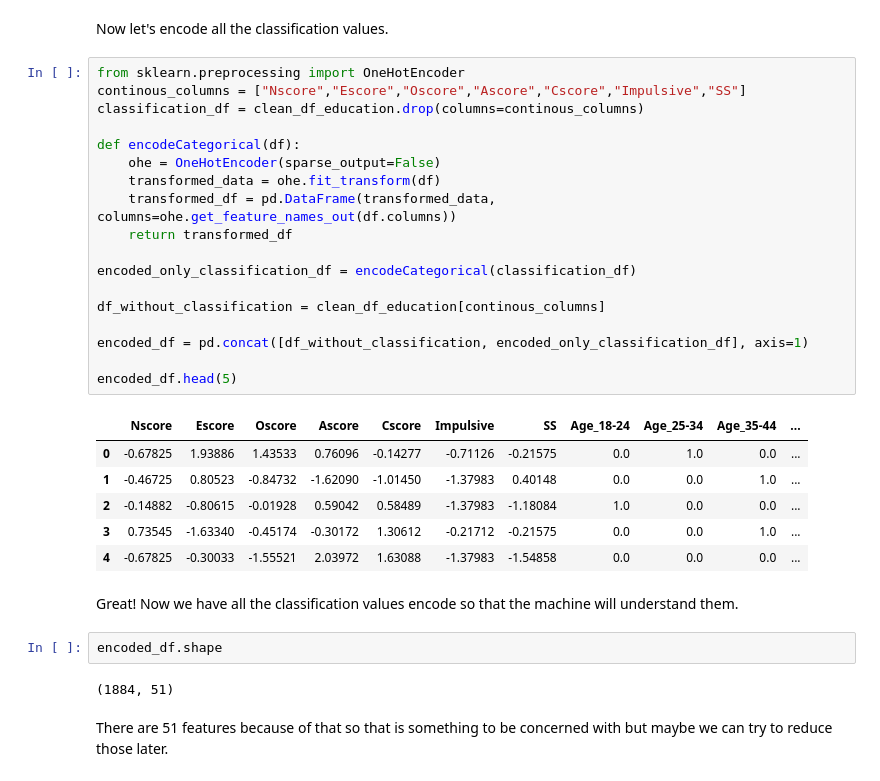
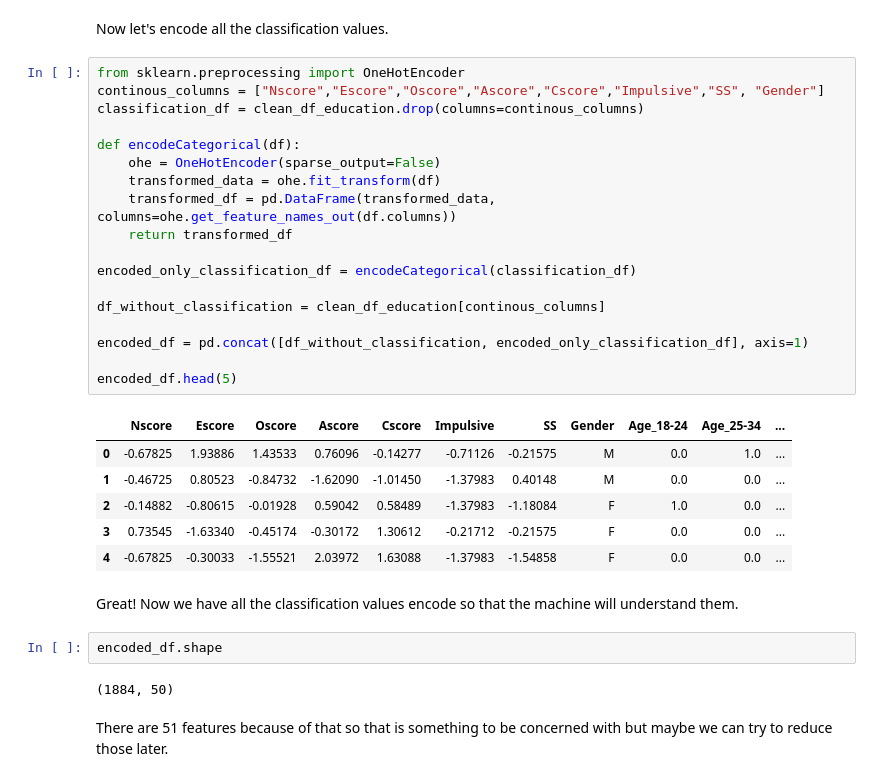
Before and after one commit to maksio420/ML, a Jupyter notebook: 7-final-drugs-anal/7. Final Group Project.ipynb, the cells around one changed output. Drawn from its saved outputs; the diff is of its cells as text.

```diff
--- a/7-final-drugs-anal/7. Final Group Project.ipynb
+++ b/7-final-drugs-anal/7. Final Group Project.ipynb
@@ -1194,35 +1194,35 @@ array(['25-34', '35-44', '18-24', '65+', '45-54', '55-64'], dtype=object)
 Now let's encode all the classification values.
 # %%
 from sklearn.preprocessing import OneHotEncoder
-continous_columns = ["Nscore","Escore","Oscore","Ascore","Cscore","Impulsive","SS"]
+continous_columns = ["Nscore","Escore","Oscore","Ascore","Cscore","Impulsive","SS", "Gender"]
 classification_df = clean_df_education.drop(columns=continous_columns)
 
 def encodeCategorical(df):
     ohe = OneHotEncoder(sparse_output=False)
     transformed_data = ohe.fit_transform(df)
     transformed_df = pd.DataFrame(transformed_data, columns=ohe.get_feature_names_out(df.columns))
     return transformed_df
 
 encoded_only_classification_df = encodeCategorical(classification_df)
 
 df_without_classification = clean_df_education[continous_columns]
 
 encoded_df = pd.concat([df_without_classification, encoded_only_classification_df], axis=1)
 
 encoded_df.head(5)
 # %% [output]
-|  | Nscore | Escore | Oscore | Ascore | Cscore | Impulsive | SS | Age_18-24 | Age_25-34 | Age_35-44 | ... |
-| 0 | -0.67825 | 1.93886 | 1.43533 | 0.76096 | -0.14277 | -0.71126 | -0.21575 | 0.0 | 1.0 | 0.0 | ... |
-| 1 | -0.46725 | 0.80523 | -0.84732 | -1.62090 | -1.01450 | -1.37983 | 0.40148 | 0.0 | 0.0 | 1.0 | ... |
-| 2 | -0.14882 | -0.80615 | -0.01928 | 0.59042 | 0.58489 | -1.37983 | -1.18084 | 1.0 | 0.0 | 0.0 | ... |
-| 3 | 0.73545 | -1.63340 | -0.45174 | -0.30172 | 1.30612 | -0.21712 | -0.21575 | 0.0 | 0.0 | 1.0 | ... |
-| 4 | -0.67825 | -0.30033 | -1.55521 | 2.03972 | 1.63088 | -1.37983 | -1.54858 | 0.0 | 0.0 | 0.0 | ... |
+|  | Nscore | Escore | Oscore | Ascore | Cscore | Impulsive | SS | Gender | Age_18-24 | Age_25-34 | ... |
+| 0 | -0.67825 | 1.93886 | 1.43533 | 0.76096 | -0.14277 | -0.71126 | -0.21575 | M | 0.0 | 1.0 | ... |
+| 1 | -0.46725 | 0.80523 | -0.84732 | -1.62090 | -1.01450 | -1.37983 | 0.40148 | M | 0.0 | 0.0 | ... |
+| 2 | -0.14882 | -0.80615 | -0.01928 | 0.59042 | 0.58489 | -1.37983 | -1.18084 | F | 1.0 | 0.0 | ... |
+| 3 | 0.73545 | -1.63340 | -0.45174 | -0.30172 | 1.30612 | -0.21712 | -0.21575 | F | 0.0 | 0.0 | ... |
+| 4 | -0.67825 | -0.30033 | -1.55521 | 2.03972 | 1.63088 | -1.37983 | -1.54858 | F | 0.0 | 0.0 | ... |
 # %% [markdown]
 Great! Now we have all the classification values encode so that the machine will understand them.
 # %%
 encoded_df.shape
 # %% [output]
-(1884, 51)
+(1884, 50)
 # %% [markdown]
 There are 51 features because of that so that is something to be concerned with but maybe we can try to reduce those later.
 # %% [markdown]
```
Also changed, not shown: parts of 20 cells of this notebook.
